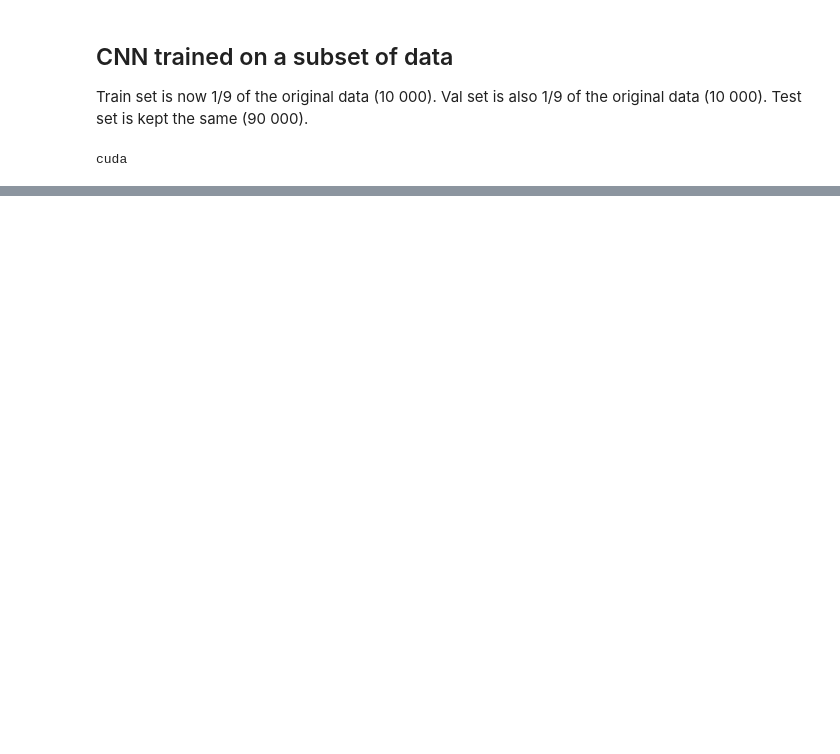
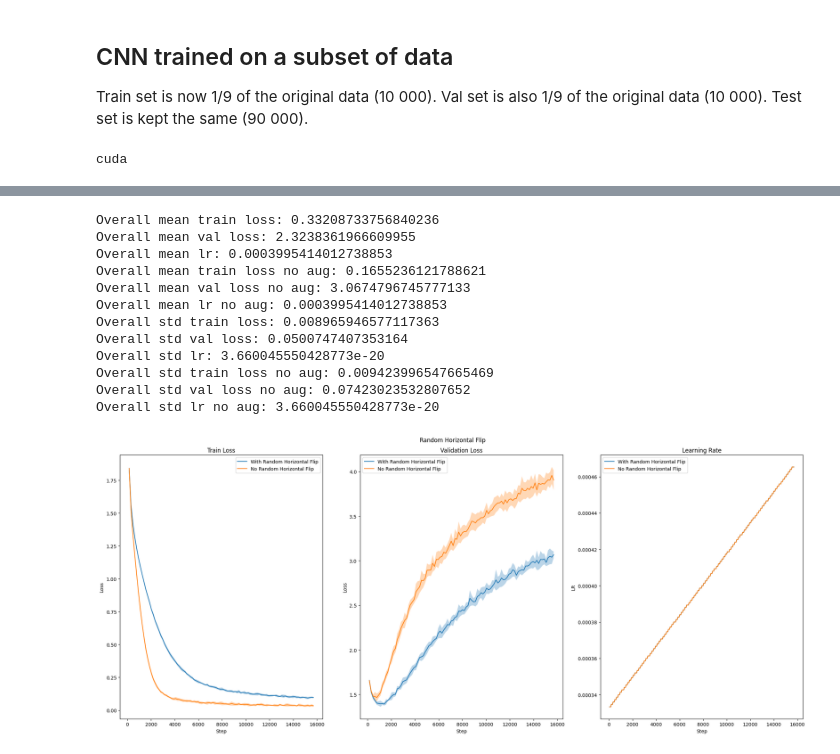
Before and after one commit to dxzielinski/dl-cnn, a Jupyter notebook: model/subset_cnn.ipynb, the cells around one changed output, grey strips where cells are left out. Cells and saved outputs as stored; diff of their text form; code cells hidden in the pictures; blank space fills up the shorter version.

```diff
--- a/model/subset_cnn.ipynb
+++ b/model/subset_cnn.ipynb
@@ -84,0 +207,3 @@ augment_params = {
+# %%
+random_horizontal_flip_05_ids = ["4729019907674c8ab49de8e01f8c40f3", "c8ed57cd4eae442d9983f6af590fc8bf", "4ee078916cab490597b4e133069e1737", "ed539ee65a754229be70e7801759152d", "54d63360d17d4de997f3e55366e06545",
+                                 "70b24861abb0497f90f7a9eecc4d9c50", "d38f28035e714cd5b81ca77b0effb556", "4f32a86284e24a018c29e4b82884e045", "9cc8237a6890483698d498d598605400", "724d57999ad143e7b14d5be64e05e194"]
@@ -84,0 +365,16 @@ augment_params = {
+# %%
+plot_results(random_horizontal_flip_05_ids, "Random Horizontal Flip")
+# %% [output]
+Overall mean train loss: 0.33208733756840236
+Overall mean val loss: 2.3238361966609955
+Overall mean lr: 0.0003995414012738853
+Overall mean train loss no aug: 0.1655236121788621
+Overall mean val loss no aug: 3.0674796745777133
+Overall mean lr no aug: 0.0003995414012738853
+Overall std train loss: 0.008965946577117363
+Overall std val loss: 0.0500747407353164
+Overall std lr: 3.660045550428773e-20
+Overall std train loss no aug: 0.009423996547665469
+Overall std val loss no aug: 0.07423023532807652
+Overall std lr no aug: 3.660045550428773e-20
+[figure, added]
```
Also changed, not shown: parts of 25 cells of this notebook.
